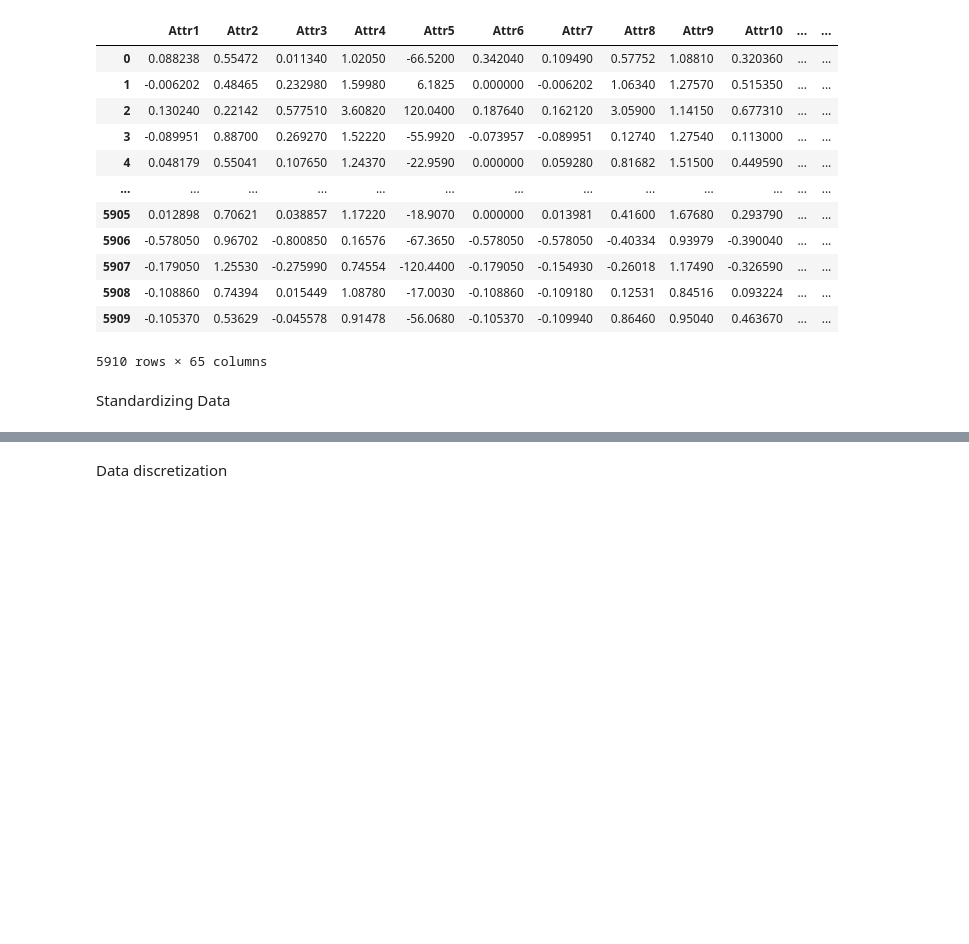
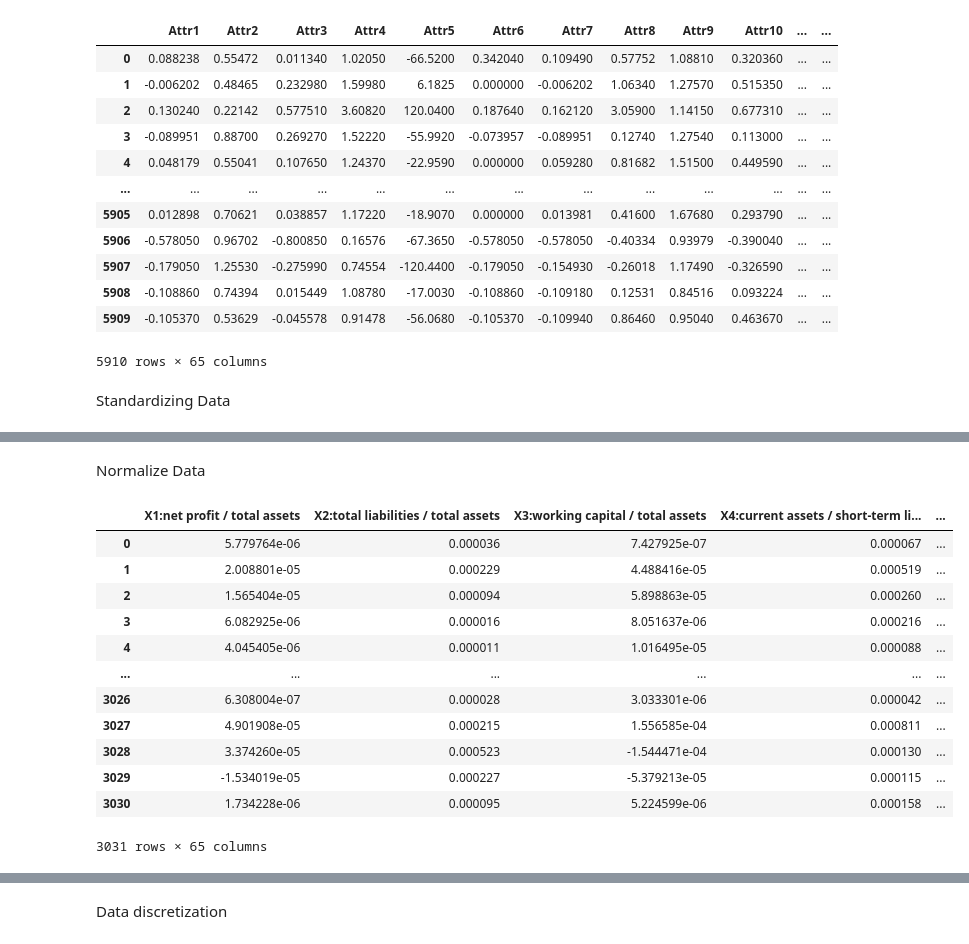
Before and after one commit to Zach-schwark/PGM_Assignment, a Jupyter notebook: data.ipynb, the cells around one changed output, grey strips where cells are left out. Saved outputs shown, nothing was run; the diff lists cells and outputs as text; code cells hidden in the pictures; blank space fills up the shorter version.

```diff
--- a/data.ipynb
+++ b/data.ipynb
@@ -44,6 +47,16 @@ arff_file_year_5 = arff.loadarff('PolishBankruptcy/5year.arff')
 df = pd.DataFrame(arff_file_year_5[0])
 print("data frame")
 df
+#for value in df["class"]:
+#    if value == b'0':
+#    df["class"]
+for i in range(len(df)):
+    if df.loc[i, 'class'] == b'0':
+        df.loc[i, 'class'] = 0.0
+    else:
+        df.loc[i, 'class'] = 1.0
+
+df
 # %% [output]
 data frame
 |  | Attr1 | Attr2 | Attr3 | Attr4 | Attr5 | Attr6 | Attr7 | Attr8 | Attr9 | Attr10 | ... | ... |
@@ -164,0 +198,30 @@ PreprocessedData
+# %% [markdown]
+Normalize Data
+# %%
+data
+normalizer = preprocessing.Normalizer()
+data_normalised = normalizer.fit_transform(data)
+data_normalised_transposed = data_normalised.transpose()
+
+normalised_dict = {}
+
+for i in range(len(data_normalised_transposed)):
+    normalised_dict[attribute_names[i]] = data_normalised_transposed[i]
+
+
+normalisedData = pd.DataFrame(normalised_dict)
+normalisedData
+# %% [output]
+|  | X1:net profit / total assets | X2:total liabilities / total assets | X3:working capital / total assets | X4:current assets / short-term li... | ... |
+| 0 | 5.779764e-06 | 0.000036 | 7.427925e-07 | 0.000067 | ... |
+| 1 | 2.008801e-05 | 0.000229 | 4.488416e-05 | 0.000519 | ... |
+| 2 | 1.565404e-05 | 0.000094 | 5.898863e-05 | 0.000260 | ... |
+| 3 | 6.082925e-06 | 0.000016 | 8.051637e-06 | 0.000216 | ... |
+| 4 | 4.045405e-06 | 0.000011 | 1.016495e-05 | 0.000088 | ... |
+| ... | ... | ... | ... | ... | ... |
+| 3026 | 6.308004e-07 | 0.000028 | 3.033301e-06 | 0.000042 | ... |
+| 3027 | 4.901908e-05 | 0.000215 | 1.556585e-04 | 0.000811 | ... |
+| 3028 | 3.374260e-05 | 0.000523 | -1.544471e-04 | 0.000130 | ... |
+| 3029 | -1.534019e-05 | 0.000227 | -5.379213e-05 | 0.000115 | ... |
+| 3030 | 1.734228e-06 | 0.000095 | 5.224599e-06 | 0.000158 | ... |
+3031 rows × 65 columns
```
Also changed, not shown: parts of 7 cells of this notebook, 4 other files.
